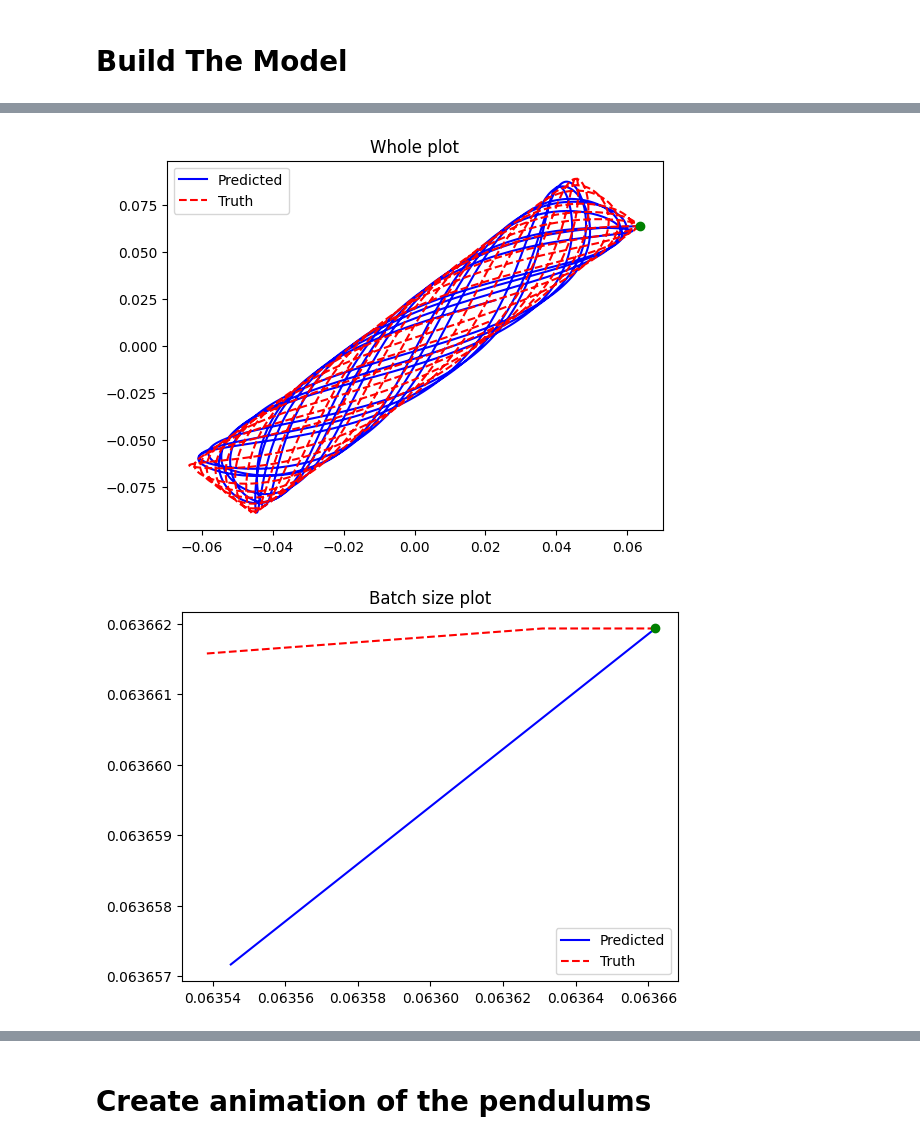
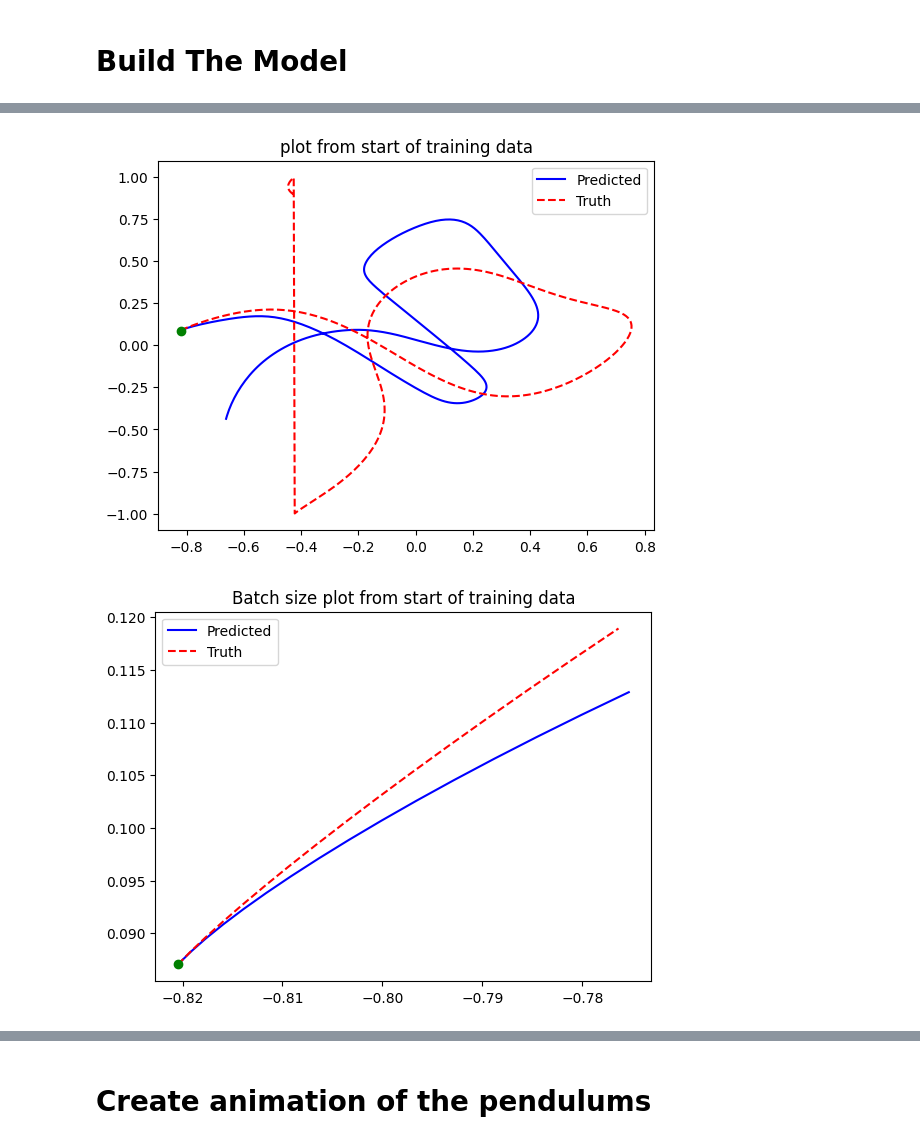
Before and after one commit to jakedorman64/internship, a Jupyter notebook: Double_Pendulum_NeuralODE.ipynb, the cells around one changed output, grey strips where cells are left out. Saved outputs shown, nothing was run; the diff lists cells and outputs as text; code cells hidden in the pictures.

```diff
--- a/Double_Pendulum_NeuralODE.ipynb
+++ b/Double_Pendulum_NeuralODE.ipynb
@@ -61,13 +61,15 @@ import numpy as np
 print(jax.lib.xla_bridge.get_backend().platform)
 
 config.update("jax_disable_jit", False)
+config.update("jax_enable_x64", False)
+config.update("jax_debug_nans", True)
 
 # Define gravity
 g = - 9.81
 dt = 0.01
-data_points = 2048
-prediction_batch_size = 3
-training_batch_size = 32
+data_points = 32768
+prediction_batch_size = 16
+training_batch_size = 8
 total_time = data_points * dt
 gradient_updates = 20000
 # %% [output]
@@ -206,9 +208,11 @@ class TrainingState(NamedTuple):
 # Define the neural network.
 def FeedForward(x):
   mlp = hk.Sequential([
-      hk.Linear(16), jax.nn.sigmoid,
-      hk.Linear(16), jax.nn.relu,
-      hk.Linear(16), jax.nn.sigmoid,
+      hk.Linear(32), jax.nn.sigmoid,
+      hk.Linear(32), jax.nn.relu,
+      hk.Linear(32), jax.nn.sigmoid,
+      hk.Linear(32), jax.nn.relu,
+      hk.Linear(32), jax.nn.sigmoid,
       hk.Linear(2),
   ])
   return mlp(x)
@@ -225,7 +229,7 @@ def nn_predict(x, t, weights):
   veloc = x[2:]
   x_tanh = x.at[2:].apply(jnp.tanh)
   accel = network.apply(weights, x_tanh)
-  accel = jnp.arctanh(accel)
+  # accel = jnp.arctanh(accel)
   y = jnp.hstack((veloc, accel))
   return y
 
@@ -345,5 +342,5 @@ plt.plot(val_loss_list, color="red")
 # %%
- # Generate data from our neural network. odeint doesn't know to normalise it, so we will normalise it in the same way as before.
+# Generate data from our neural network. odeint doesn't know to normalise it, so we will normalise it in the same way as before.
 # Our initial value will be the first point in our normalised data array.
 
 full_steps = np.array([dt*i for i in range(data_points)])
@@ -351,11 +348,13 @@ full_steps = np.array([dt*i for i in range(data_points)])
 predicted_data = odeint(nn_predict, normalised_data[0], full_steps, state.params)
 predicted_data = normalise_predictions(predicted_data)
 
-plt.plot(predicted_data[:, 0], predicted_data[:, 1], color="blue", label="Predicted")
-plt.plot(normalised_data[:, 0], normalised_data[:, 1], color="red", label="Truth", linestyle="dashed")
+print("total dataset loss: ", jnp.power(normalised_data[:,:2] - predicted_data[:,:2], 2).mean())
+
+plt.plot(predicted_data[:320, 0], predicted_data[:320, 1], color="blue", label="Predicted")
+plt.plot(normalised_data[:320, 0], normalised_data[:320, 1], color="red", label="Truth", linestyle="dashed")
 plt.plot(normalised_data[0,0], normalised_data[0,1], "o", color="green")
 plt.legend()
-plt.title("Whole plot")
+plt.title("plot from start of training data")
 plt.show()
 plt.close()
 
@@ -363,7 +362,49 @@ plt.plot(predicted_data[:prediction_batch_size, 0], predicted_data[:prediction_b
 plt.plot(normalised_data[:prediction_batch_size, 0], normalised_data[:prediction_batch_size, 1], color="red", label="Truth", linestyle="dashed")
 plt.plot(normalised_data[0,0], normalised_data[0,1], "o", color="green")
 plt.legend()
-plt.title("Batch size plot")
+plt.title("Batch size plot from start of training data")
 plt.show()
 plt.close()
+
+# Generate a plot from a random starting position
+# Generate our initial datapoint. This is all the same code as to generate the original sequence. I should make this a function.
+key, subkey = random.split(random.PRNGKey(int(time.time())))
+theta_1_eval = random.uniform(key, minval = 0, maxval = 2 * pi)
+theta_2_eval = random.uniform(subkey, minval = 0, maxval = 2 * pi)
+
+key, subkey = random.split(key)
+omega_1_eval = random.uniform(key, minval = -5, maxval = 5)
+omega_2_eval = random.uniform(key, minval = -5, maxval = 5)
+
+init_eval = jnp.array([theta_1_eval, theta_2_eval, omega_1_eval, omega_2_eval])
+
+tsteps_eval = jnp.linspace(0, 320 * 0.01, 320)
+
+eval_data = odeint(dy_dt, init_eval, tsteps_eval, g)
+
+# And generate our time array. We will make it 20 times longer than our prediction batch.
+
+# Normalise this data.
+# Normalise our generated data. We normalise the angles by modulo-ing the angles by 2 pi, dividing by pi (so that values are between 0 and 2), and then subtracting 1,
+# so that the valeus are between -1 and 1.
+normalised_eval_data = eval_data
+normalised_eval_data = normalised_eval_data.at[:,:2].apply(modulo_two_pi)
+normalised_eval_data = normalised_eval_data.at[:,:2].divide(pi)
+normalised_eval_data = normalised_eval_data.at[:,:2].add(-1)
+# To normalise the angular velocities, divide by pi.
+normalised_eval_data = normalised_eval_data.at[:,2:].divide(pi)
+
+# Generate our predictions from this random data:
+
+predicted_eval_data = odeint(nn_predict, normalised_eval_data[0], tsteps_eval, state.params)
+predicted_eval_data = normalise_predictions(predicted_eval_data)
+
+# Plot this data
+plt.plot(predicted_eval_data[:160, 0], predicted_eval_data[:160, 1], color="blue", label="Predicted")
+plt.plot(normalised_eval_data[:160, 0], normalised_eval_data[:160, 1], color="red", label="Truth", linestyle="dashed")
+plt.plot(normalised_eval_data[0,0], normalised_eval_data[0,1], "o", color="green")
+plt.legend()
+plt.title("Random starting point.")
+plt.show()
+plt.close()
 # %% [output]
@@ -370,2 +412,2 @@ plt.close()
-[figure, old version]
+[figure, new version]
-[figure, old version]
+[figure, new version]
```
Also changed, not shown: parts of 11 cells of this notebook.
